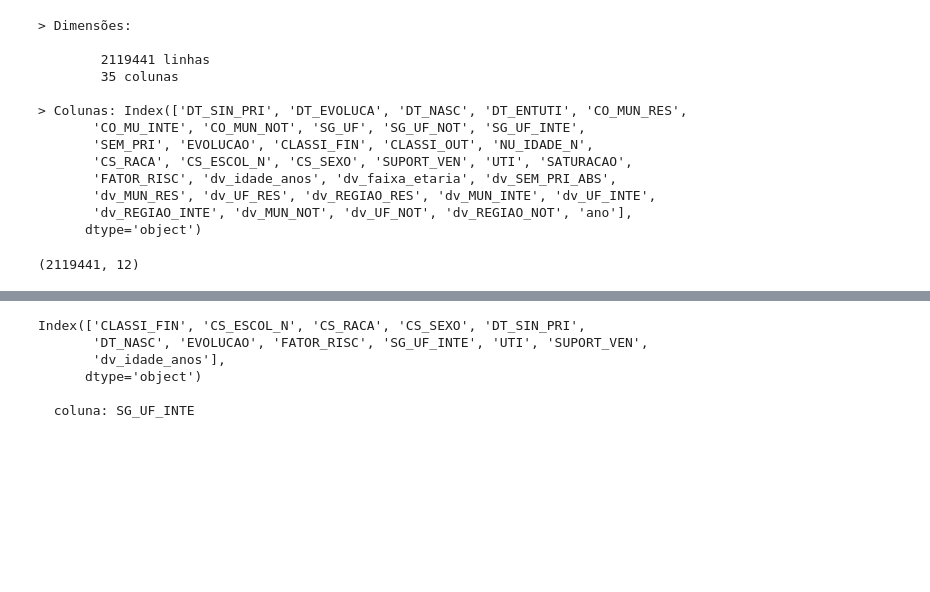
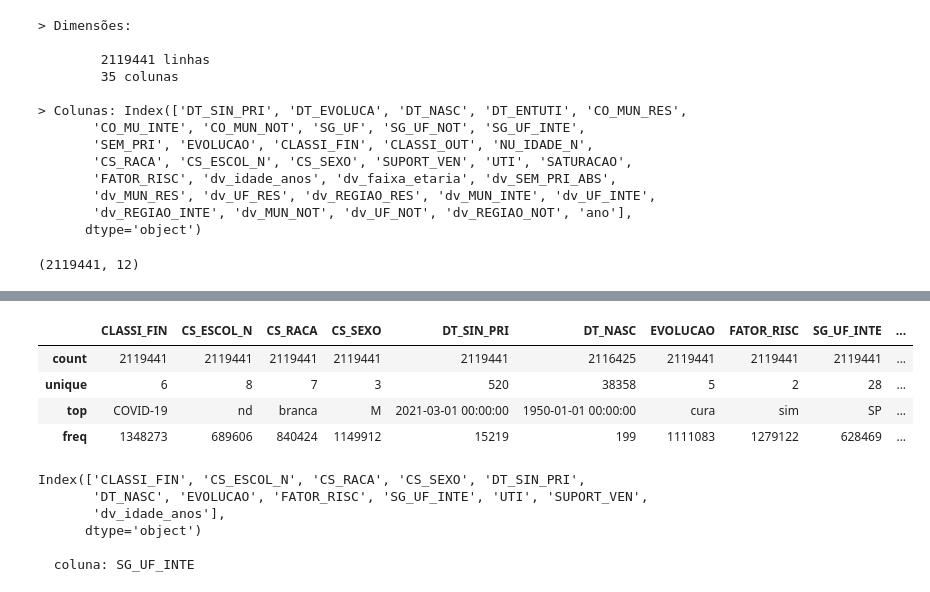
Before and after one commit to victor-marchesini/myfastpage, a Jupyter notebook: _notebooks/2021-06-06-AtividadeFinal-Parte1.ipynb, the cells around one changed output, grey strips where cells are left out. Cells and saved outputs as stored; diff of their text form; code cells hidden in the pictures; blank space fills up the shorter version.

```diff
--- a/_notebooks/2021-06-06-AtividadeFinal-Parte1.ipynb
+++ b/_notebooks/2021-06-06-AtividadeFinal-Parte1.ipynb
@@ -148,3 +404,14 @@ df_srag_selected.shape
+# %%
+col = df_srag_selected.columns[0]
+var_dict[col]
+# df_srag_selected.describe(include=['O'])
+include_dict = {'include':['O']}
+# %% [output]
+|  | CLASSI_FIN | CS_ESCOL_N | CS_RACA | CS_SEXO | DT_SIN_PRI | DT_NASC | EVOLUCAO | FATOR_RISC | SG_UF_INTE | ... |
+| count | 2119441 | 2119441 | 2119441 | 2119441 | 2119441 | 2116425 | 2119441 | 2119441 | 2119441 | ... |
+| unique | 6 | 8 | 7 | 3 | 520 | 38358 | 5 | 2 | 28 | ... |
+| top | COVID-19 | nd | branca | M | 2021-03-01 00:00:00 | 1950-01-01 00:00:00 | cura | sim | SP | ... |
+| freq | 1348273 | 689606 | 840424 | 1149912 | 15219 | 199 | 1111083 | 1279122 | 628469 | ... |
 # %%
 #hide
 
```
Also changed, not shown: parts of 9 cells of this notebook, 1 other file.
